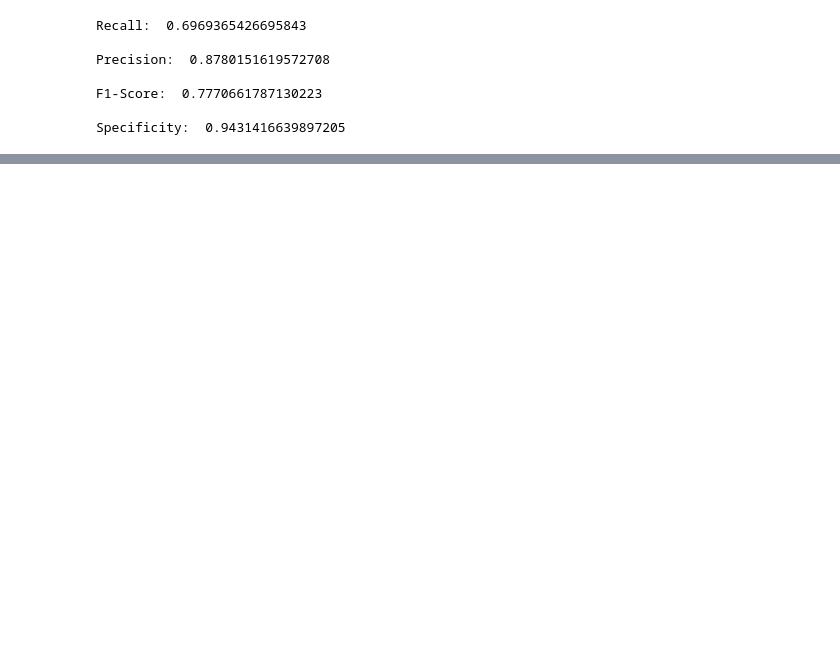
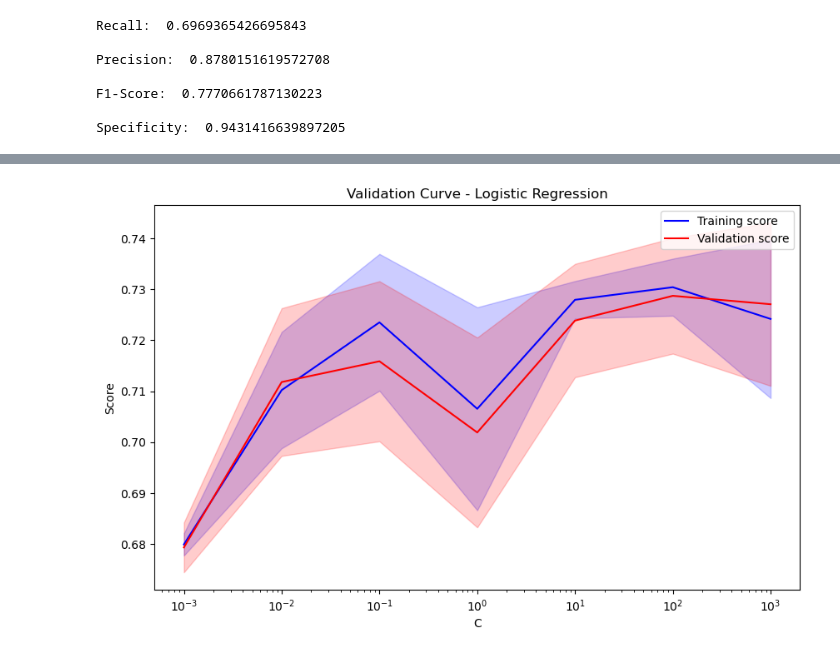
Before and after one commit to COGS118A/Group009-SP23, a Jupyter notebook: Code/Logit.ipynb, the cells around one changed output, grey strips where cells are left out. Drawn from its saved outputs; the diff is of its cells as text; code cells hidden in the pictures; blank space fills up the shorter version.

```diff
--- a/Code/Logit.ipynb
+++ b/Code/Logit.ipynb
@@ -104,0 +118,35 @@ ROC-AUC Score:  0.7982604184752162
+# %%
+param_range = np.logspace(-3, 3, 7)
+
+train_scores, valid_scores = validation_curve(
+    estimator=LogisticRegression(max_iter=1000),
+    X=X_train,
+    y=y_train,
+    param_name='C',
+    param_range=param_range,
+    cv=5
+)
+
+train_mean = np.mean(train_scores, axis=1)
+train_std = np.std(train_scores, axis=1)
+
+valid_mean = np.mean(valid_scores, axis=1)
+valid_std = np.std(valid_scores, axis=1)
+
+plt.figure(figsize=(10, 6))
+plt.plot(param_range, train_mean, label='Training score', color='blue')
+plt.plot(param_range, valid_mean, label='Validation score', color='red')
+
+plt.fill_between(param_range, train_mean - train_std, train_mean + train_std, alpha=0.2, color='blue')
+plt.fill_between(param_range, valid_mean - valid_std, valid_mean + valid_std, alpha=0.2, color='red')
+
+plt.xlabel('C')
+plt.ylabel('Score')
+plt.xscale('log')
+plt.title('Validation Curve - Logistic Regression')
+
+plt.legend(loc='best')
+
+plt.show()
+# %% [output]
+[figure, added]
```
Also changed, not shown: parts of 11 cells of this notebook.
